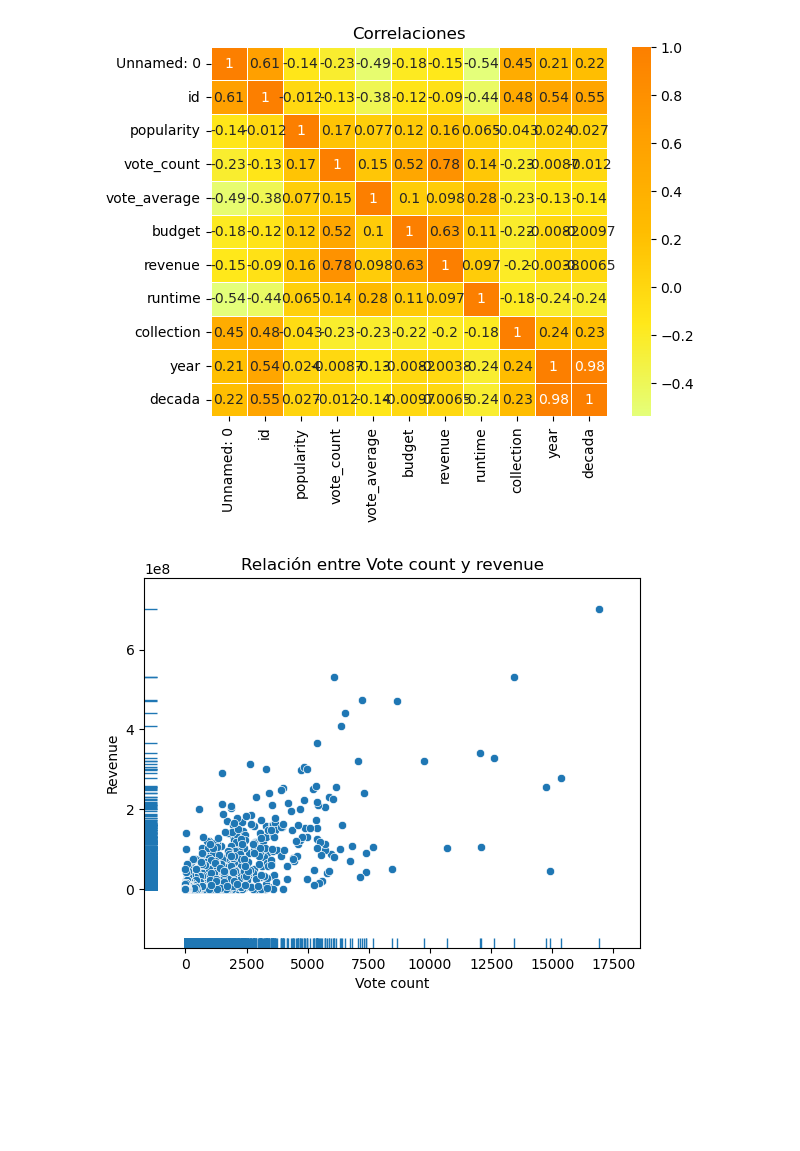
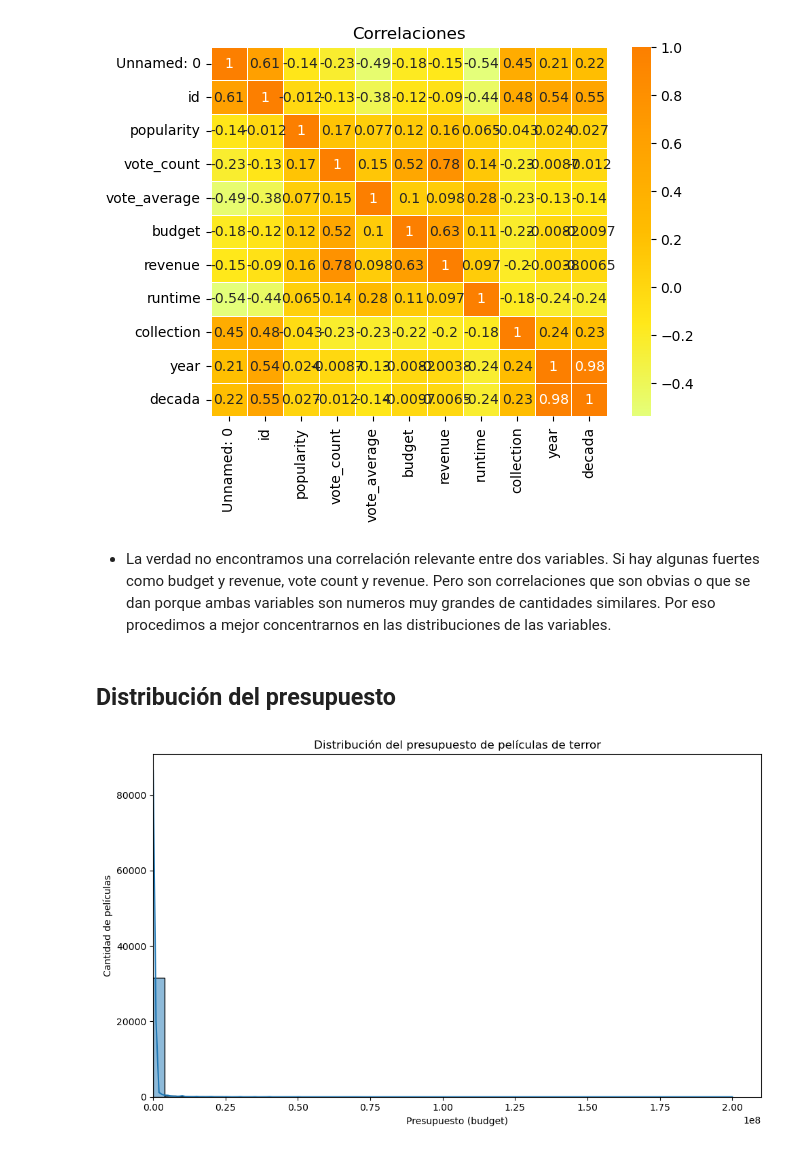
Before and after one commit to pomaremiliano/TI3001C, a Jupyter notebook: Graficas/Seaborn/Parte 2 Act 5.3.2.ipynb, the cells around one changed output. Drawn from its saved outputs; the diff is of its cells as text; code cells hidden in the pictures; blank space fills up the shorter version.

Commit message:
add: 2 graphs y conclusiones finales, todo: videos

```diff
--- a/Graficas/Seaborn/Parte 2 Act 5.3.2.ipynb
+++ b/Graficas/Seaborn/Parte 2 Act 5.3.2.ipynb
@@ -82,12 +84,18 @@ hm.set(title='Correlaciones')
 plt.show()
 # %% [output]
 [figure]
-# %%
-sns.scatterplot(data=df, x='vote_count', y='revenue')
-sns.rugplot(data=df, x='vote_count', y='revenue')
-plt.xlabel('Vote count')
-plt.ylabel('Revenue')
-plt.title('Relación entre Vote count y revenue')
-plt.show()
-# %% [output]
-[figure, removed]
+# %% [markdown]
+- La verdad no encontramos una correlación relevante entre dos variables. Si hay algunas fuertes como budget y revenue, vote count y revenue. Pero son correlaciones que son obvias o que se dan porque ambas variables son numeros muy grandes de cantidades similares. Por eso procedimos a mejor concentrarnos en las distribuciones de las variables.
+# %% [markdown]
+## Distribución del presupuesto
+# %%
+plt.figure(figsize=(10, 6))
+sns.histplot(df['budget'], bins=50, kde=True)
+plt.title('Distribución del presupuesto de películas de terror')
+plt.xlabel('Presupuesto (budget)')
+plt.ylabel('Cantidad de películas')
+plt.xlim(left=0) # Para que no salgan presupuestos negativos
+plt.tight_layout()
+plt.show()
+# %% [output]
+[figure, added]
```
Also changed, not shown: parts of 8 cells of this notebook.
